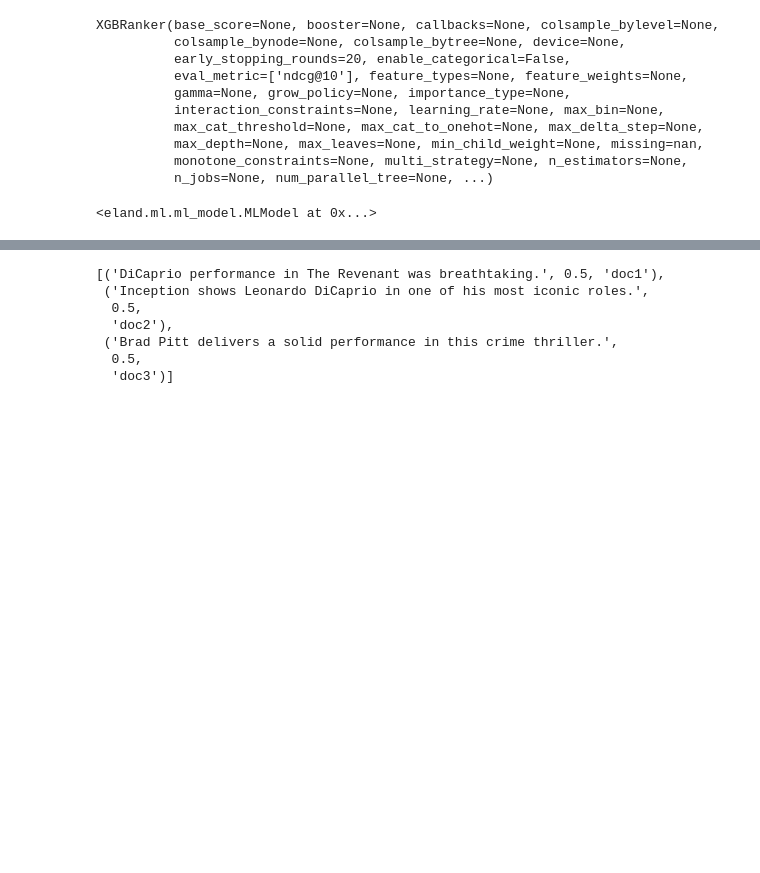
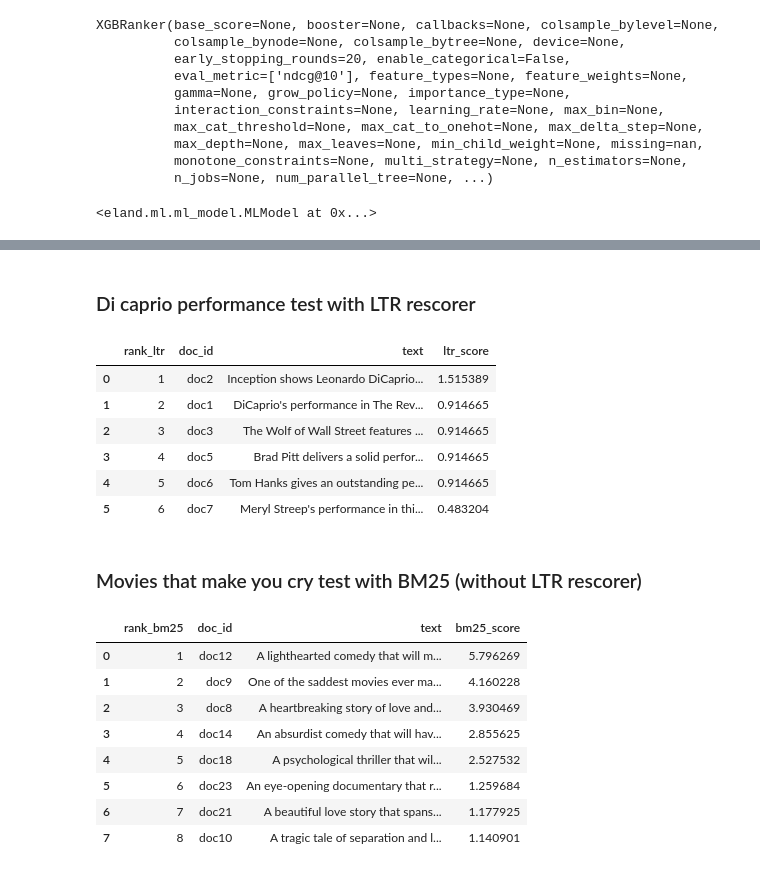
Before and after one commit to Delacrobix/training-ltr-model-based-on-judgement-sets, a Jupyter notebook: notebook/notebook.ipynb, the cells around one changed output, grey strips where cells are left out. Saved outputs shown, nothing was run; the diff lists cells and outputs as text; code cells hidden in the pictures; blank space fills up the shorter version.

```diff
--- a/notebook/notebook.ipynb
+++ b/notebook/notebook.ipynb
@@ -320,4 +307,7 @@ bm25_search_response = es_client.search(index=INDEX_NAME, query=bm25_query)
+# %% [markdown]
+### Di caprio performance test with LTR rescorer
 # %%
+# LTR model rescoring
 ltr_rescorer = {
     "learning_to_rank": {
         "model_id": LEARNING_TO_RANK_MODEL_ID,
@@ -330,15 +320,56 @@ rescored_search_response = es_client.search(
     index=INDEX_NAME, query=bm25_query, rescore=ltr_rescorer
 )
 
-[
-    (movie["_source"]["text"], movie["_score"], movie["_id"])
+# Convert to DataFrame for better readability
+ltr_results = [
+    {
+        "doc_id": movie["_id"],
+        "text": movie["_source"]["text"],
+        "ltr_score": movie["_score"],
+    }
     for movie in rescored_search_response["hits"]["hits"]
 ]
+ltr_df_dicaprio = pd.DataFrame(ltr_results)
+ltr_df_dicaprio["rank_ltr"] = range(1, len(ltr_df_dicaprio) + 1)
+ltr_df_dicaprio["query"] = query
+ltr_df_dicaprio[["rank_ltr", "doc_id", "text", "ltr_score"]]
 # %% [output]
-[('DiCaprio performance in The Revenant was breathtaking.', 0.5, 'doc1'),
- ('Inception shows Leonardo DiCaprio in one of his most iconic roles.',
-  0.5,
-  'doc2'),
- ('Brad Pitt delivers a solid performance in this crime thriller.',
-  0.5,
-  'doc3')]
+|  | rank_ltr | doc_id | text | ltr_score |
+| 0 | 1 | doc2 | Inception shows Leonardo DiCaprio... | 1.515389 |
+| 1 | 2 | doc1 | DiCaprio's performance in The Rev... | 0.914665 |
+| 2 | 3 | doc3 | The Wolf of Wall Street features ... | 0.914665 |
+| 3 | 4 | doc5 | Brad Pitt delivers a solid perfor... | 0.914665 |
+| 4 | 5 | doc6 | Tom Hanks gives an outstanding pe... | 0.914665 |
+| 5 | 6 | doc7 | Meryl Streep's performance in thi... | 0.483204 |
+# %% [markdown]
+### Movies that make you cry test with BM25 (without LTR rescorer)
+# %%
+query = "sad movies that make you cry"
+
+bm25_query = {"multi_match": {"query": query, "fields": ["text"]}}
+
+bm25_search_response = es_client.search(index=INDEX_NAME, query=bm25_query)
+
+# Convert to DataFrame for better readability
+bm25_results = [
+    {
+        "doc_id": movie["_id"],
+        "text": movie["_source"]["text"],
+        "bm25_score": movie["_score"],
+    }
+    for movie in bm25_search_response["hits"]["hits"]
+]
+bm25_df_sad = pd.DataFrame(bm25_results)
+bm25_df_sad["rank_bm25"] = range(1, len(bm25_df_sad) + 1)
+bm25_df_sad["query"] = query
+bm25_df_sad[["rank_bm25", "doc_id", "text", "bm25_score"]]
+# %% [output]
+|  | rank_bm25 | doc_id | text | bm25_score |
+| 0 | 1 | doc12 | A lighthearted comedy that will m... | 5.796269 |
+| 1 | 2 | doc9 | One of the saddest movies ever ma... | 4.160228 |
+| 2 | 3 | doc8 | A heartbreaking story of love and... | 3.930469 |
+| 3 | 4 | doc14 | An absurdist comedy that will hav... | 2.855625 |
+| 4 | 5 | doc18 | A psychological thriller that wil... | 2.527532 |
+| 5 | 6 | doc23 | An eye-opening documentary that r... | 1.259684 |
+| 6 | 7 | doc21 | A beautiful love story that spans... | 1.177925 |
+| 7 | 8 | doc10 | A tragic tale of separation and l... | 1.140901 |
```
Also changed, not shown: parts of 19 cells of this notebook, 4 other files.
